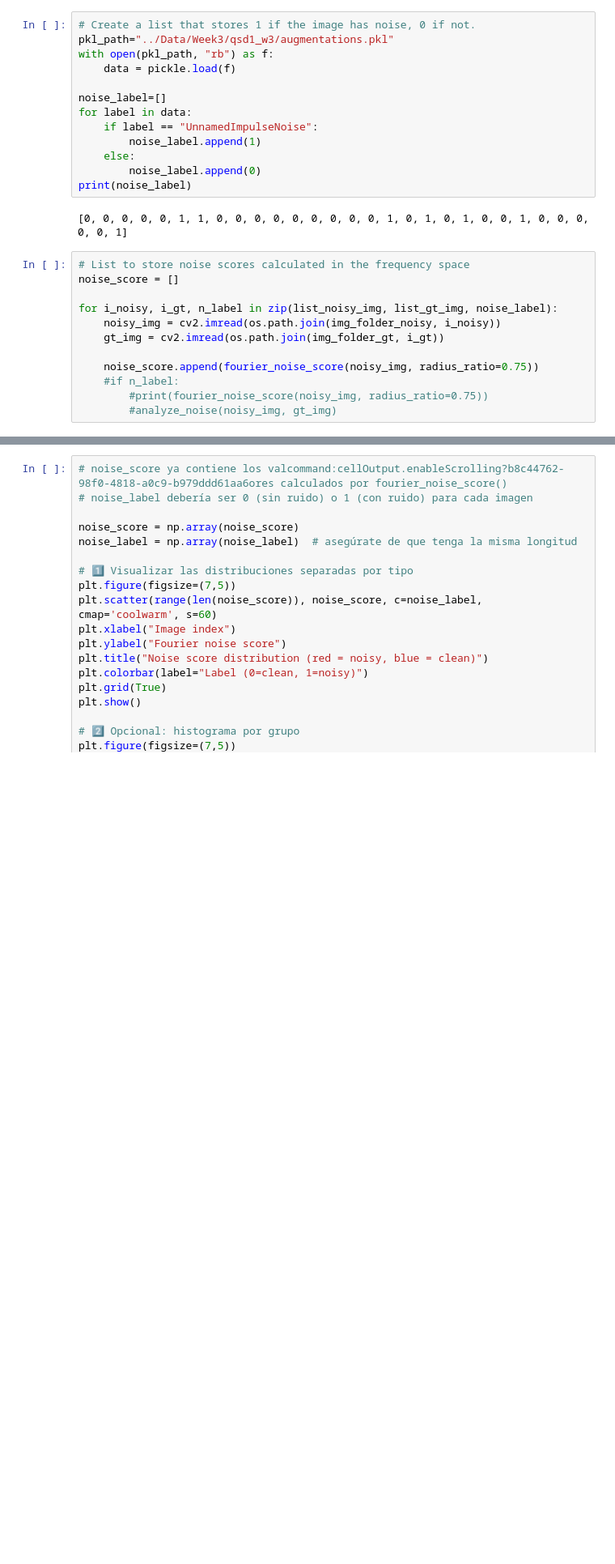
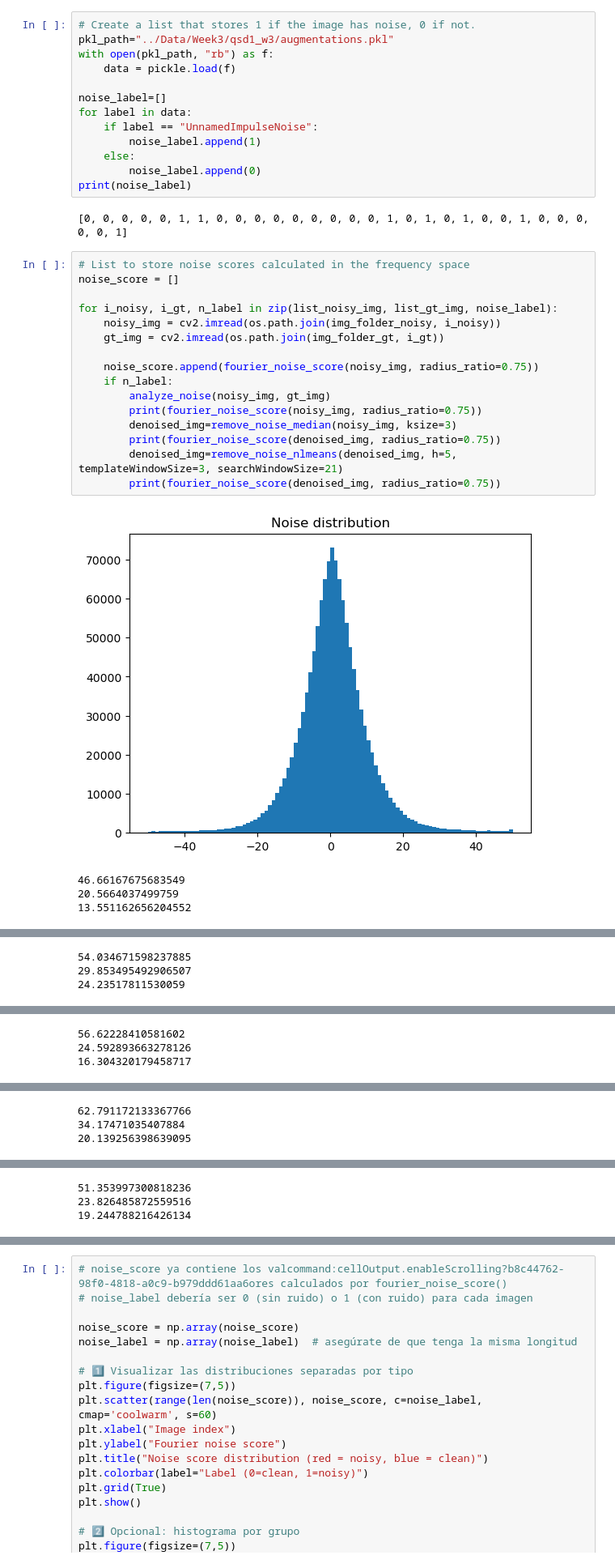
Before and after one commit to MCV-2025-C1-Project/Team2, a Jupyter notebook: Week3/noise_filter.ipynb, the cells around one changed output, grey strips where cells are left out. Shown at 81% size. Drawn from its saved outputs; the diff is of its cells as text; blank space fills up the shorter version.

```diff
--- a/Week3/noise_filter.ipynb
+++ b/Week3/noise_filter.ipynb
@@ -32,12 +32,21 @@ print(noise_label)
 # %%
 # List to store noise scores calculated in the frequency space
 noise_score = []
 
 for i_noisy, i_gt, n_label in zip(list_noisy_img, list_gt_img, noise_label):
     noisy_img = cv2.imread(os.path.join(img_folder_noisy, i_noisy))
     gt_img = cv2.imread(os.path.join(img_folder_gt, i_gt))
 
     noise_score.append(fourier_noise_score(noisy_img, radius_ratio=0.75))
-    #if n_label:
-        #print(fourier_noise_score(noisy_img, radius_ratio=0.75))
-        #analyze_noise(noisy_img, gt_img)
+    if n_label:
+        analyze_noise(noisy_img, gt_img)
+        print(fourier_noise_score(noisy_img, radius_ratio=0.75))
+        denoised_img=remove_noise_median(noisy_img, ksize=3)
+        print(fourier_noise_score(denoised_img, radius_ratio=0.75))
+        denoised_img=remove_noise_nlmeans(denoised_img, h=5, templateWindowSize=3, searchWindowSize=21)
+        print(fourier_noise_score(denoised_img, radius_ratio=0.75))
+# %% [output]
+[figure, added]
+46.66167675683549
+20.5664037499759
+13.551162656204552
@@ -43,0 +54,3 @@ for i_noisy, i_gt, n_label in zip(list_noisy_img, list_gt_img, noise_label):
+54.034671598237885
+29.853495492906507
+24.23517811530059
@@ -43,0 +58,3 @@ for i_noisy, i_gt, n_label in zip(list_noisy_img, list_gt_img, noise_label):
+56.62228410581602
+24.592893663278126
+16.304320179458717
@@ -43,0 +62,3 @@ for i_noisy, i_gt, n_label in zip(list_noisy_img, list_gt_img, noise_label):
+62.791172133367766
+34.17471035407884
+20.139256398639095
@@ -43,0 +66,3 @@ for i_noisy, i_gt, n_label in zip(list_noisy_img, list_gt_img, noise_label):
+51.353997300818236
+23.826485872559516
+19.244788216426134
```
Also changed, not shown: parts of 3 cells of this notebook, 3 other files.
